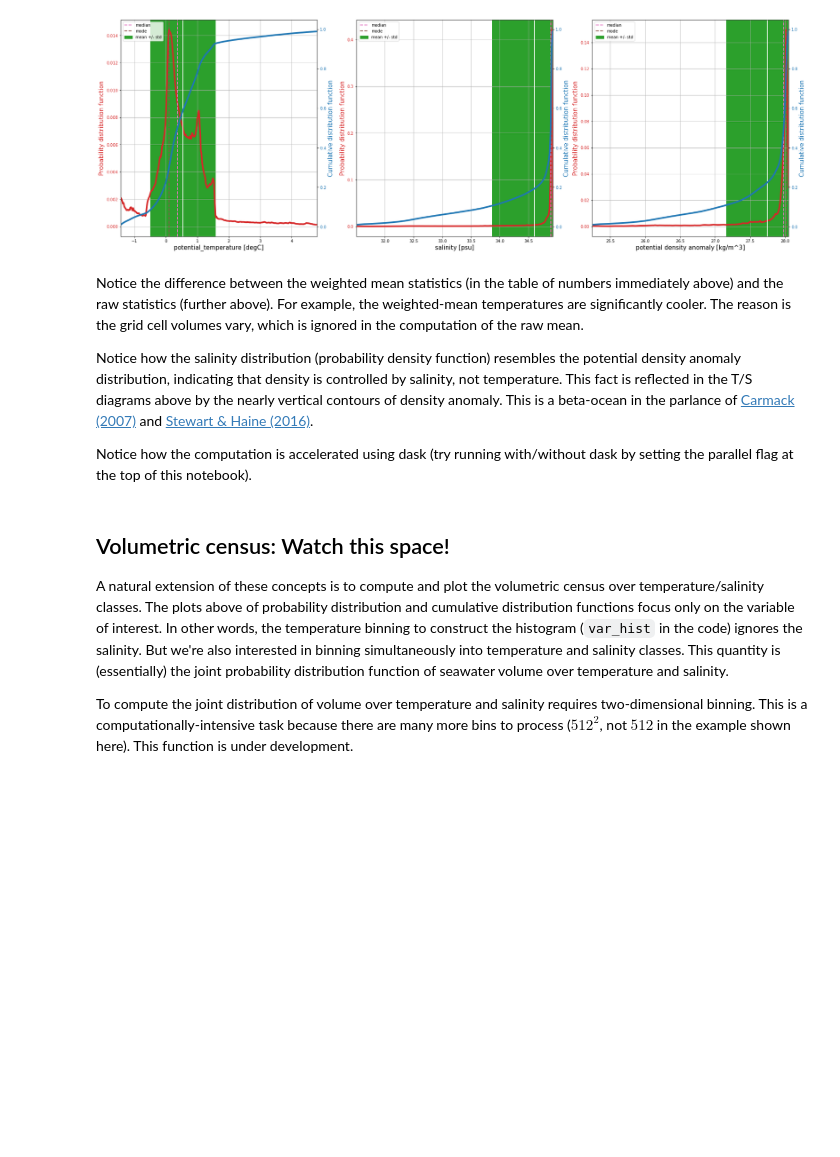
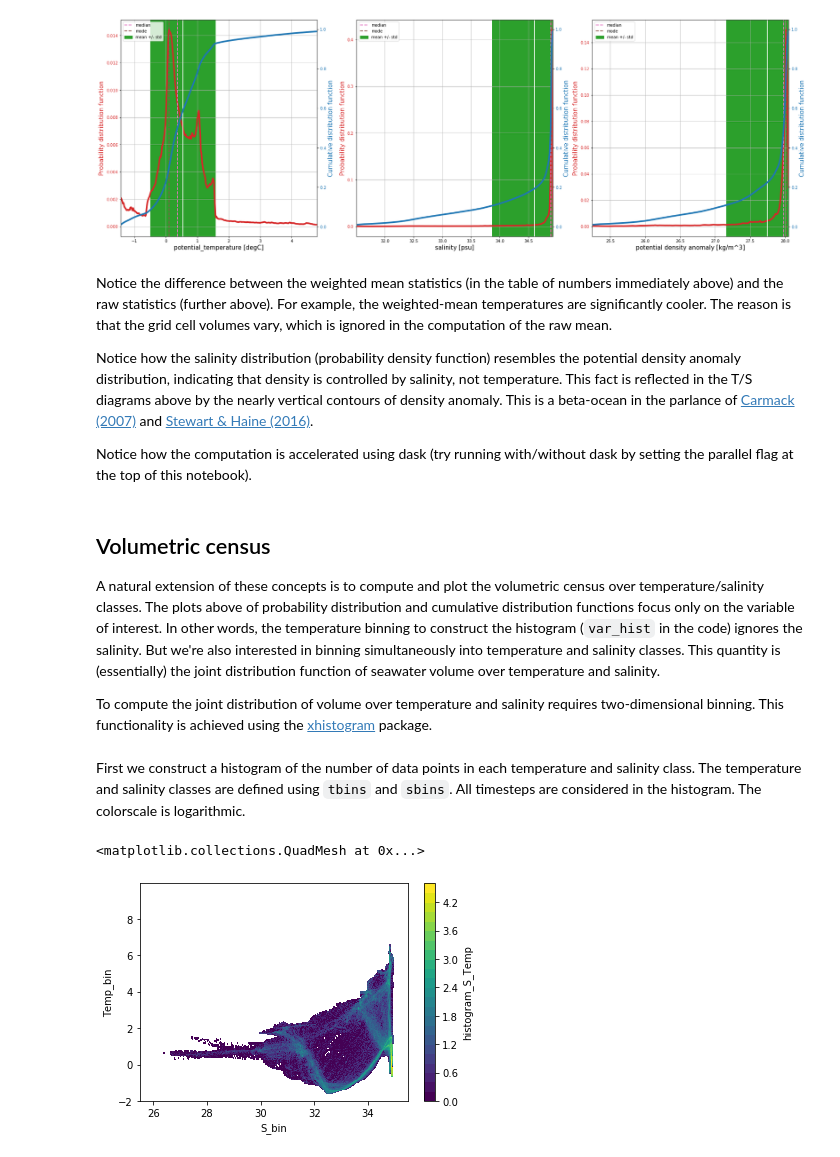
Before and after one commit to hainegroup/oceanspy, a Jupyter notebook: docs/Statistics.ipynb, the cells around one changed output. Saved outputs shown, nothing was run; the diff lists cells and outputs as text; code cells hidden in the pictures; blank space fills up the shorter version.

Commit message:
xhistogram added to Statistics tutorial

```diff
--- a/docs/Statistics.ipynb
+++ b/docs/Statistics.ipynb
@@ -342,14 +342,14 @@ Raw statistics (not volume-weighted):
 potential density anomaly:      27.75     0.5858      28.01      25.24      27.98      28.05 kg/m^3
 [figure]
 # %% [markdown]
-Notice the difference between the weighted mean statistics (in the table of numbers immediately above) and the raw statistics (further above). For example, the weighted-mean temperatures are significantly cooler. The reason is the grid cell volumes vary, which is ignored in the computation of the raw mean.
+Notice the difference between the weighted mean statistics (in the table of numbers immediately above) and the raw statistics (further above). For example, the weighted-mean temperatures are significantly cooler. The reason is that the grid cell volumes vary, which is ignored in the computation of the raw mean.
 
 Notice how the salinity distribution (probability density function) resembles the potential density anomaly distribution, indicating that density is controlled by salinity, not temperature. This fact is reflected in the T/S diagrams above by the nearly vertical contours of density anomaly. This is a beta-ocean in the parlance of [Carmack (2007)](https://www.sciencedirect.com/science/article/pii/S0967064507002019?via%3Dihub) and [Stewart & Haine (2016)](https://journals.ametsoc.org/doi/full/10.1175/JPO-D-16-0017.1).
 
 Notice how the computation is accelerated using dask (try running with/without dask by setting the parallel flag at the top of this notebook).
 # %% [markdown]
-## Volumetric census: Watch this space!
+## Volumetric census
 
-A natural extension of these concepts is to compute and plot the volumetric census over temperature/salinity classes. The plots above of probability distribution and cumulative distribution functions focus only on the variable of interest. In other words, the temperature binning to construct the histogram (`var_hist` in the code) ignores the salinity. But we're also interested in binning simultaneously into temperature and salinity classes. This quantity is (essentially) the joint probability distribution function of seawater volume over temperature and salinity.
+A natural extension of these concepts is to compute and plot the volumetric census over temperature/salinity classes. The plots above of probability distribution and cumulative distribution functions focus only on the variable of interest. In other words, the temperature binning to construct the histogram (`var_hist` in the code) ignores the salinity. But we're also interested in binning simultaneously into temperature and salinity classes. This quantity is (essentially) the joint distribution function of seawater volume over temperature and salinity.
 
-To compute the joint distribution of volume over temperature and salinity requires two-dimensional binning. This is a computationally-intensive task because there are many more bins to process ($512^2$, not $512$ in the example shown here). This function is under development.
+To compute the joint distribution of volume over temperature and salinity requires two-dimensional binning. This functionality is achieved using the [xhistogram](https://github.com/xgcm/xhistogram/blob/master/doc/tutorial.ipynb) package.
@@ -355,0 +358,11 @@ To compute the joint distribution of volume over temperature and salinity requir
+# %% [markdown]
+First we construct a histogram of the number of data points in each temperature and salinity class. The temperature and salinity classes are defined using `tbins` and `sbins`. All timesteps are considered in the histogram. The colorscale is logarithmic.
+# %%
+# Histogram of number of data points. From xhistogram tutorial:
+sbins = np.arange(25.5,35.5, 0.0125)
+tbins = np.arange(-2, 10, 0.05)
+hTS = histogram(od_snapshot.dataset['S'].mean('time'), od_snapshot.dataset['Temp'].mean('time'), bins=[sbins, tbins])
+np.log10(hTS.T).plot(levels=31)
+# %% [output]
+<matplotlib.collections.QuadMesh at 0x...>
+[figure, added]
```
Also changed, not shown: parts of 4 cells of this notebook.
